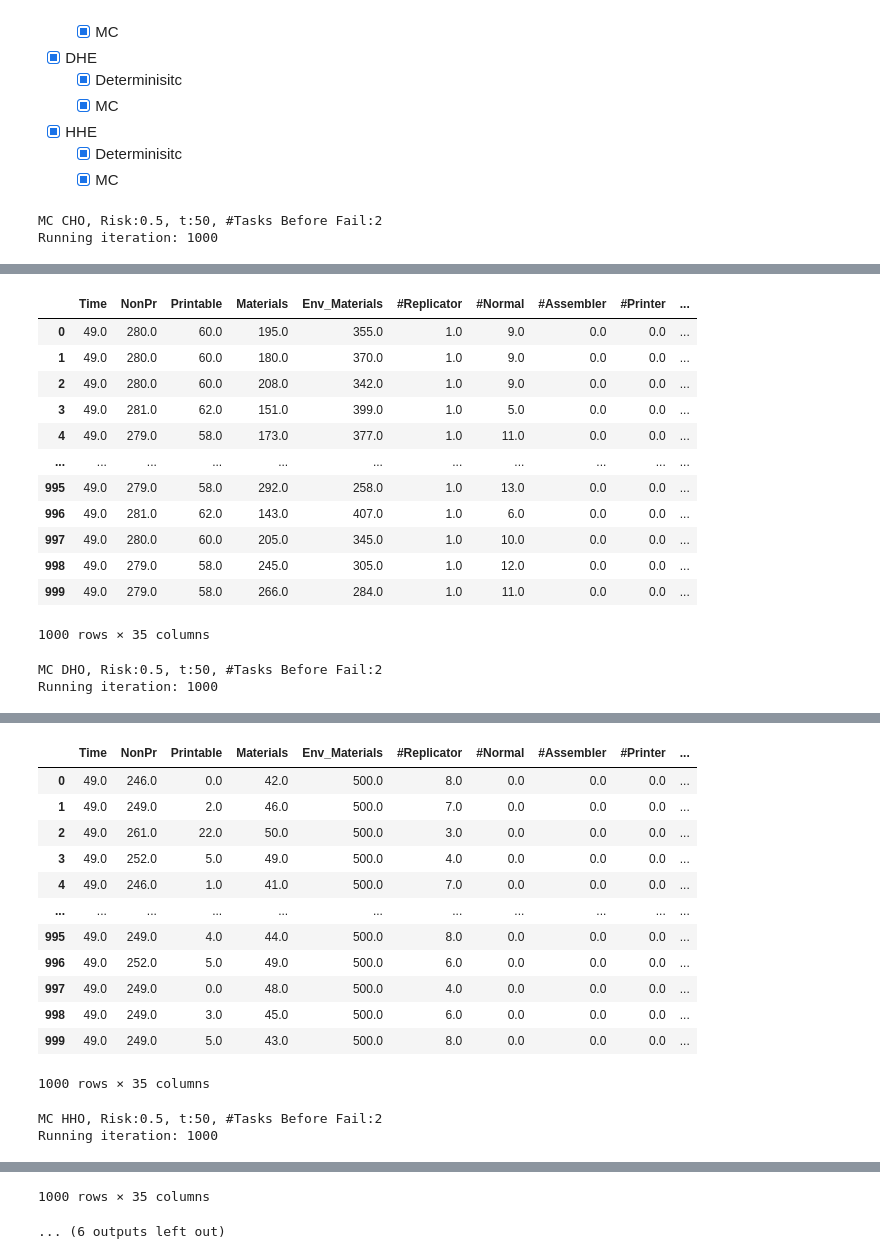
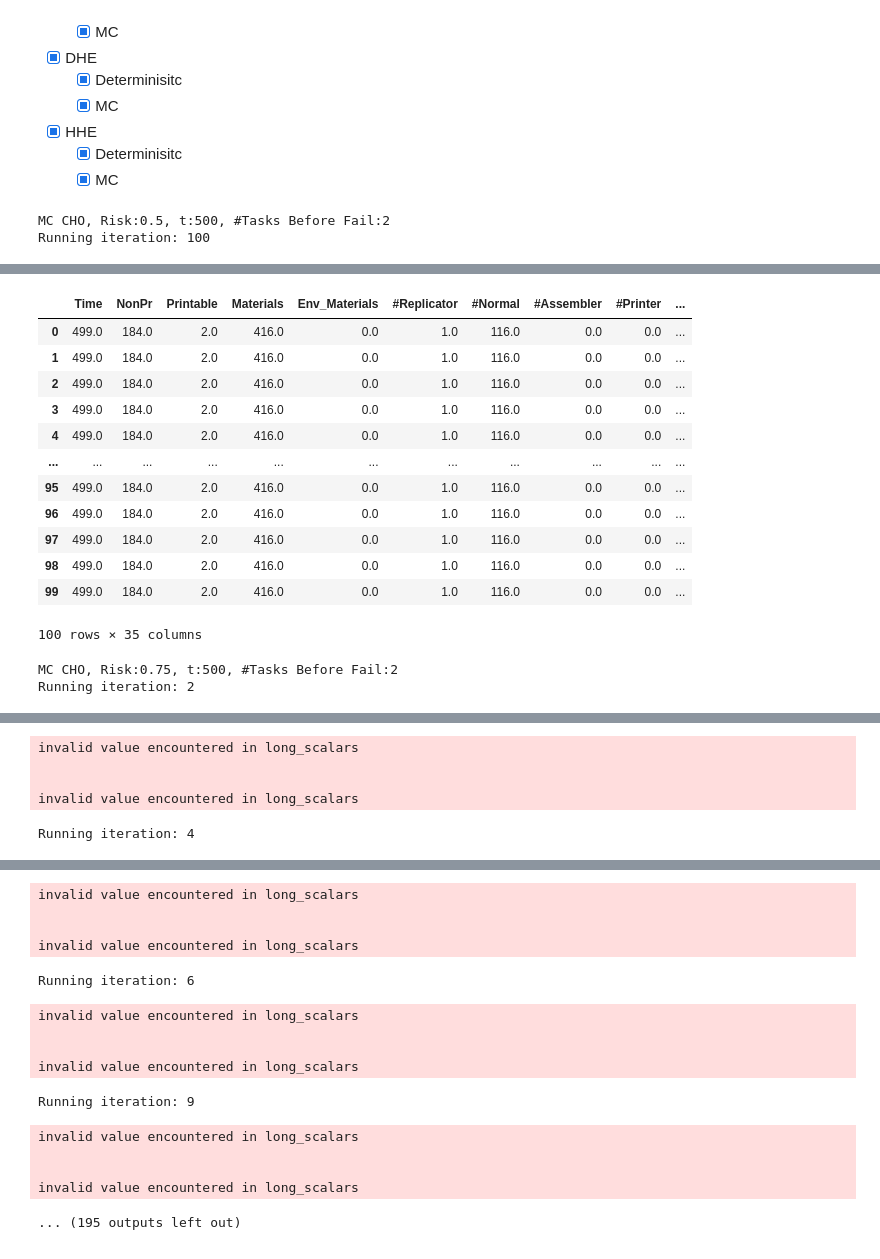
Before and after one commit to vishalgattani/srrs, a Jupyter notebook: srrs_updated_version.ipynb, the cells around one changed output, grey strips where cells are left out. Saved outputs shown, nothing was run; the diff lists cells and outputs as text; code cells hidden in the pictures.

```diff
--- a/srrs_updated_version.ipynb
+++ b/srrs_updated_version.ipynb
@@ -2093,14 +2093,14 @@ def plotDistribution(config,mcdf):
 def main():
     global RiskThreshold,QualityThreshold,mc_num_steps,timesteps,mc,numTasksBeforeFail
     numTasksBeforeFaillist = [2]
-    RiskThresholds=[0.5]
-    timestepslist=[50]
+    RiskThresholds=[0.5,0.75]
+    timestepslist=[500]
 
 #     numTasksBeforeFaillist = [2,3,5,10]
 #     RiskThresholds=[0.5,0.6,0.7,0.8]
 #     timestepslist=[20,50,100,250,500,1000]
     QualityThreshold=0.5
-    mc_num_steps = 1000
+    mc_num_steps = 100
     mc = True
     configlist = ["CHO","DHO","HHO","CHE","DHE","HHE"]
     test_table = pd.DataFrame()
@@ -2124,46 +2124,46 @@ def main():
                             result = pd.concat([result,ram_df], axis=1)
                             result['RiskThreshold'] = RiskThreshold
                             result['Configuration'] = config
                             result = result[['Configuration','#Tasks before failure','RiskThreshold','Time', 'NonPr', 'Printable', 'Materials', 'Env_Materials',
                            '#Replicator', '#Normal', '#Assembler', '#Printer', '#Assembling',
                            '#Printing', '#Collecting', '#Idle', '#Repair', '#In', '#Out',
                            'Average Build Quality in-service', 'Average Build Quality of System',
                            '#WasteReplicator', '#WasteNormal', '#WasteAssembler', '#WastePrinter',
                            'Environment Exhaust Time', 'Printable Exhaust Time',
                            'NonPr Exhaust Time', 'Material Exhaust Time', 'Average Risk',
                            'Print Capacity', 'Assembling Capacity', 'Collection Capacity',
                            'MTBF', 'MTTR', 'MDT', 'Aoss']]
                             test_table = pd.concat([test_table,result],ignore_index=True)
                     except Exception as err:
                         print(f"Unexpected {err=}, {type(err)=}")
                         raise
     if mc:
         pass
     else:
 #         display(test_table)
         filename = "deterministic-scenarios.csv"
         print(f'saving {filename}...')
         test_table.to_csv(filename)
 
 
 if __name__ == "__main__":
     main()
 # %% [output]
-MC CHO, Risk:0.5, t:50, #Tasks Before Fail:2
-Running iteration: 1000
+MC CHO, Risk:0.5, t:500, #Tasks Before Fail:2
+Running iteration: 100
 [interactive output not drawn]
 |  | Time | NonPr | Printable | Materials | Env_Materials | #Replicator | #Normal | #Assembler | #Printer | ... |
-| 0 | 49.0 | 280.0 | 60.0 | 195.0 | 355.0 | 1.0 | 9.0 | 0.0 | 0.0 | ... |
-| 1 | 49.0 | 280.0 | 60.0 | 180.0 | 370.0 | 1.0 | 9.0 | 0.0 | 0.0 | ... |
-| 2 | 49.0 | 280.0 | 60.0 | 208.0 | 342.0 | 1.0 | 9.0 | 0.0 | 0.0 | ... |
-| 3 | 49.0 | 281.0 | 62.0 | 151.0 | 399.0 | 1.0 | 5.0 | 0.0 | 0.0 | ... |
-| 4 | 49.0 | 279.0 | 58.0 | 173.0 | 377.0 | 1.0 | 11.0 | 0.0 | 0.0 | ... |
+| 0 | 499.0 | 184.0 | 2.0 | 416.0 | 0.0 | 1.0 | 116.0 | 0.0 | 0.0 | ... |
+| 1 | 499.0 | 184.0 | 2.0 | 416.0 | 0.0 | 1.0 | 116.0 | 0.0 | 0.0 | ... |
+| 2 | 499.0 | 184.0 | 2.0 | 416.0 | 0.0 | 1.0 | 116.0 | 0.0 | 0.0 | ... |
+| 3 | 499.0 | 184.0 | 2.0 | 416.0 | 0.0 | 1.0 | 116.0 | 0.0 | 0.0 | ... |
+| 4 | 499.0 | 184.0 | 2.0 | 416.0 | 0.0 | 1.0 | 116.0 | 0.0 | 0.0 | ... |
 | ... | ... | ... | ... | ... | ... | ... | ... | ... | ... | ... |
-| 995 | 49.0 | 279.0 | 58.0 | 292.0 | 258.0 | 1.0 | 13.0 | 0.0 | 0.0 | ... |
-| 996 | 49.0 | 281.0 | 62.0 | 143.0 | 407.0 | 1.0 | 6.0 | 0.0 | 0.0 | ... |
-| 997 | 49.0 | 280.0 | 60.0 | 205.0 | 345.0 | 1.0 | 10.0 | 0.0 | 0.0 | ... |
-| 998 | 49.0 | 279.0 | 58.0 | 245.0 | 305.0 | 1.0 | 12.0 | 0.0 | 0.0 | ... |
-| 999 | 49.0 | 279.0 | 58.0 | 266.0 | 284.0 | 1.0 | 11.0 | 0.0 | 0.0 | ... |
+| 95 | 499.0 | 184.0 | 2.0 | 416.0 | 0.0 | 1.0 | 116.0 | 0.0 | 0.0 | ... |
+| 96 | 499.0 | 184.0 | 2.0 | 416.0 | 0.0 | 1.0 | 116.0 | 0.0 | 0.0 | ... |
+| 97 | 499.0 | 184.0 | 2.0 | 416.0 | 0.0 | 1.0 | 116.0 | 0.0 | 0.0 | ... |
+| 98 | 499.0 | 184.0 | 2.0 | 416.0 | 0.0 | 1.0 | 116.0 | 0.0 | 0.0 | ... |
+| 99 | 499.0 | 184.0 | 2.0 | 416.0 | 0.0 | 1.0 | 116.0 | 0.0 | 0.0 | ... |
-1000 rows × 35 columns
+100 rows × 35 columns
-MC DHO, Risk:0.5, t:50, #Tasks Before Fail:2
-Running iteration: 1000
+MC CHO, Risk:0.75, t:500, #Tasks Before Fail:2
+Running iteration: 2
@@ -2171,15 +2170,5 @@ Running iteration: 1000
-|  | Time | NonPr | Printable | Materials | Env_Materials | #Replicator | #Normal | #Assembler | #Printer | ... |
-| 0 | 49.0 | 246.0 | 0.0 | 42.0 | 500.0 | 8.0 | 0.0 | 0.0 | 0.0 | ... |
-| 1 | 49.0 | 249.0 | 2.0 | 46.0 | 500.0 | 7.0 | 0.0 | 0.0 | 0.0 | ... |
-| 2 | 49.0 | 261.0 | 22.0 | 50.0 | 500.0 | 3.0 | 0.0 | 0.0 | 0.0 | ... |
-| 3 | 49.0 | 252.0 | 5.0 | 49.0 | 500.0 | 4.0 | 0.0 | 0.0 | 0.0 | ... |
-| 4 | 49.0 | 246.0 | 1.0 | 41.0 | 500.0 | 7.0 | 0.0 | 0.0 | 0.0 | ... |
-| ... | ... | ... | ... | ... | ... | ... | ... | ... | ... | ... |
-| 995 | 49.0 | 249.0 | 4.0 | 44.0 | 500.0 | 8.0 | 0.0 | 0.0 | 0.0 | ... |
-| 996 | 49.0 | 252.0 | 5.0 | 49.0 | 500.0 | 6.0 | 0.0 | 0.0 | 0.0 | ... |
-| 997 | 49.0 | 249.0 | 0.0 | 48.0 | 500.0 | 4.0 | 0.0 | 0.0 | 0.0 | ... |
-| 998 | 49.0 | 249.0 | 3.0 | 45.0 | 500.0 | 6.0 | 0.0 | 0.0 | 0.0 | ... |
-| 999 | 49.0 | 249.0 | 5.0 | 43.0 | 500.0 | 8.0 | 0.0 | 0.0 | 0.0 | ... |
-1000 rows × 35 columns
+invalid value encountered in long_scalars
+
+
+invalid value encountered in long_scalars
-MC HHO, Risk:0.5, t:50, #Tasks Before Fail:2
-Running iteration: 1000
+Running iteration: 4
@@ -2199,2 +2175,15 @@ Running iteration: 1000
-1000 rows × 35 columns
+invalid value encountered in long_scalars
+
+
+invalid value encountered in long_scalars
-... (6 outputs left out)
+Running iteration: 6
+invalid value encountered in long_scalars
+
+
+invalid value encountered in long_scalars
+Running iteration: 9
+invalid value encountered in long_scalars
+
+
+invalid value encountered in long_scalars
+... (195 outputs left out)
```
Also changed, not shown: parts of 18 cells of this notebook.
